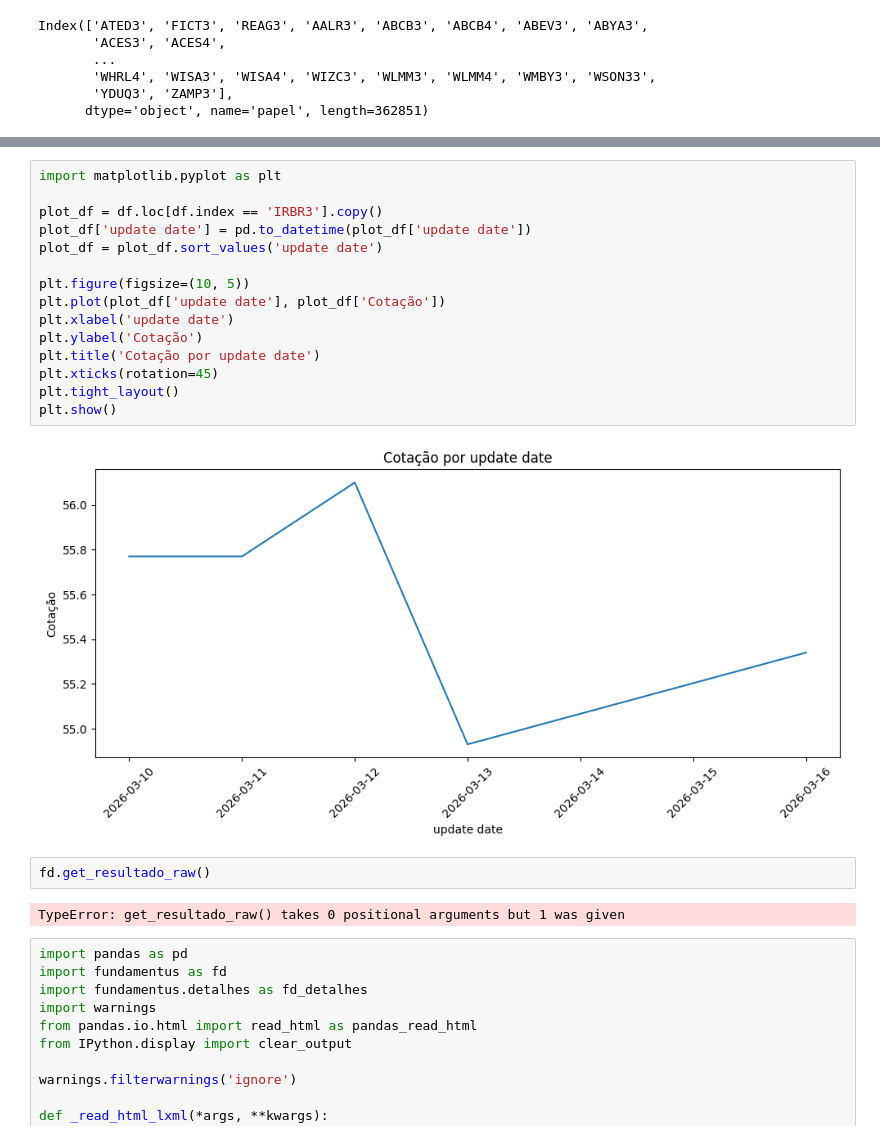
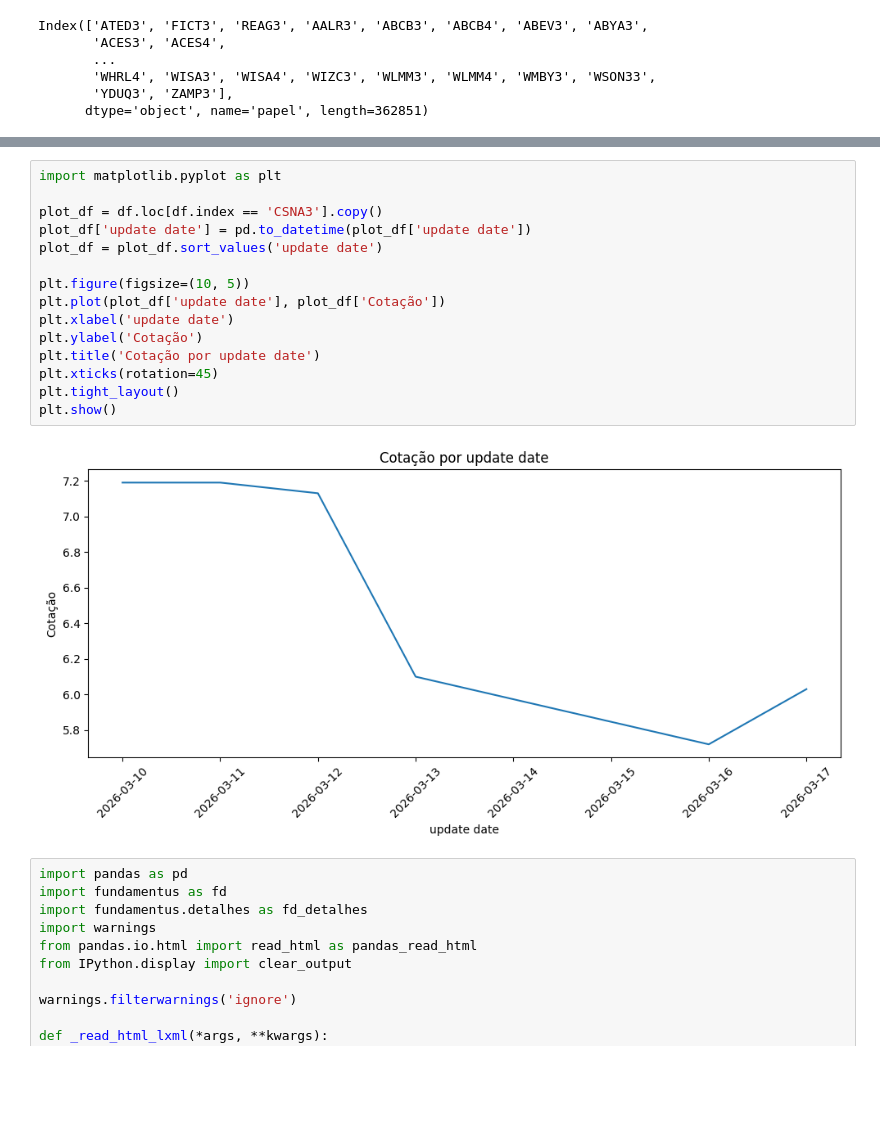
Before and after one commit to gusascorrea/magic_app, a Jupyter notebook: notebooks/testes.ipynb, the cells around one changed output, grey strips where cells are left out. Drawn from its saved outputs; the diff is of its cells as text; blank space fills up the shorter version.

```diff
--- a/notebooks/testes.ipynb
+++ b/notebooks/testes.ipynb
@@ -151,24 +154,20 @@ plot_df
 # %%
 import matplotlib.pyplot as plt
 
-plot_df = df.loc[df.index == 'IRBR3'].copy()
+plot_df = df.loc[df.index == 'CSNA3'].copy()
 plot_df['update date'] = pd.to_datetime(plot_df['update date'])
 plot_df = plot_df.sort_values('update date')
 
 plt.figure(figsize=(10, 5))
 plt.plot(plot_df['update date'], plot_df['Cotação'])
 plt.xlabel('update date')
 plt.ylabel('Cotação')
 plt.title('Cotação por update date')
 plt.xticks(rotation=45)
 plt.tight_layout()
 plt.show()
 # %% [output]
-[figure, old version]
+[figure, new version]
-# %%
-fd.get_resultado_raw()
-# %% [output]
-TypeError: get_resultado_raw() takes 0 positional arguments but 1 was given
 # %%
 import pandas as pd
 import fundamentus as fd
```
Also changed, not shown: parts of 2 cells of this notebook.
